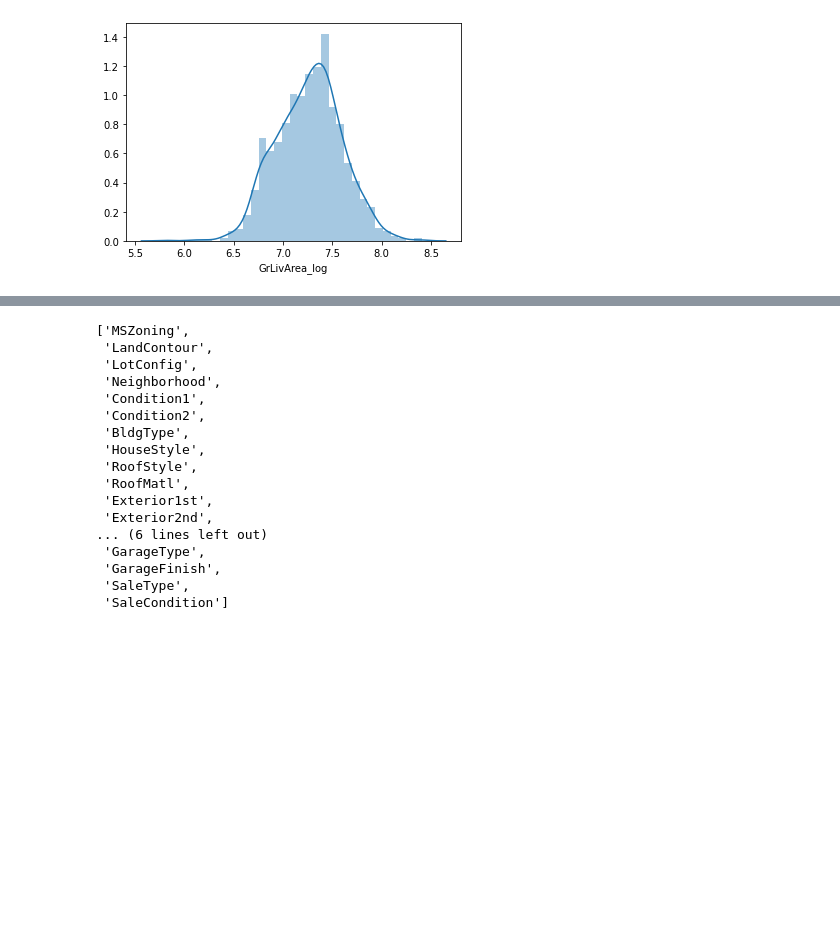
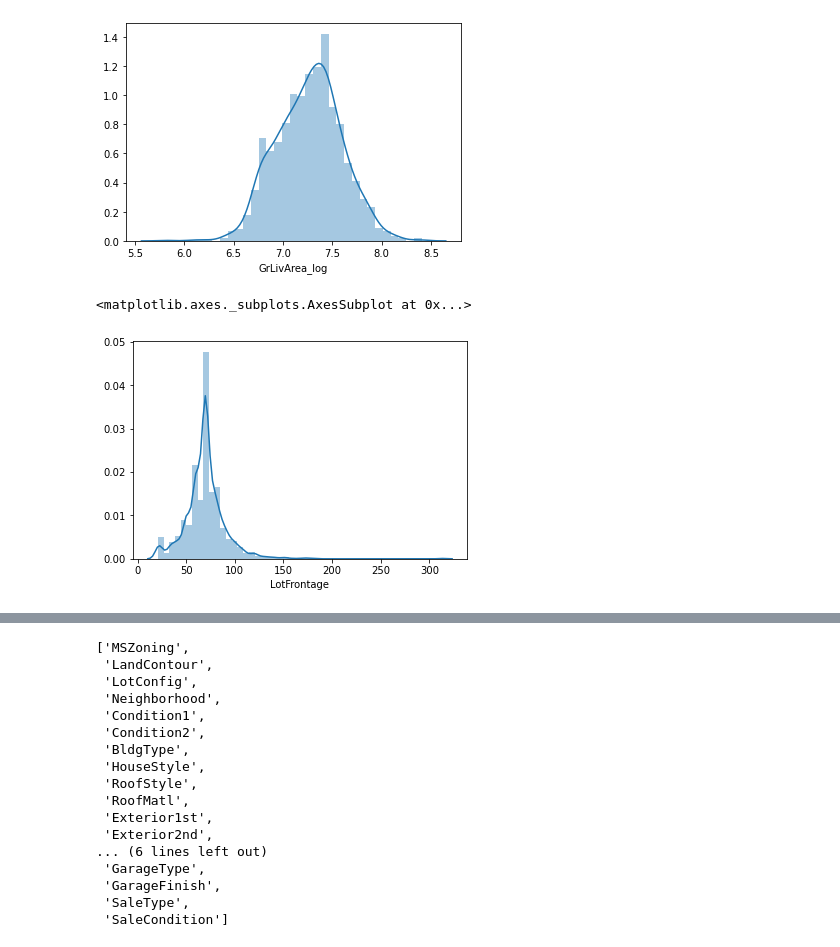
Before and after one commit to ryan-ferns/DS_auticon_week_3, a Jupyter notebook: data_exploration_tutorial.ipynb, the cells around one changed output, grey strips where cells are left out. Cells and saved outputs as stored; diff of their text form; code cells hidden in the pictures; blank space fills up the shorter version.

Commit message:
In the Value Transformation Tutorial, I removed the SalesPrice_log variable and added 2 more variables.

```diff
--- a/data_exploration_tutorial.ipynb
+++ b/data_exploration_tutorial.ipynb
@@ -415,6 +415,3 @@ sns.distplot(df_train["SalePrice"])
 # %% [output]
 <matplotlib.axes._subplots.AxesSubplot at 0x...>
 [figure]
-# %%
-df_train["SalePrice_log"] = df_train["SalePrice"].apply(np.log)
-sns.distplot(df_train["SalePrice_log"])
@@ -445,3 +489,8 @@ sns.distplot(df_train["GrLivArea_log"])
 # %% [output]
 <matplotlib.axes._subplots.AxesSubplot at 0x...>
 [figure]
+# %%
+sns.distplot(df_train["LotFrontage"])
+# %% [output]
+<matplotlib.axes._subplots.AxesSubplot at 0x...>
+[figure, added]
```
Also changed, not shown: parts of 14 cells of this notebook.
